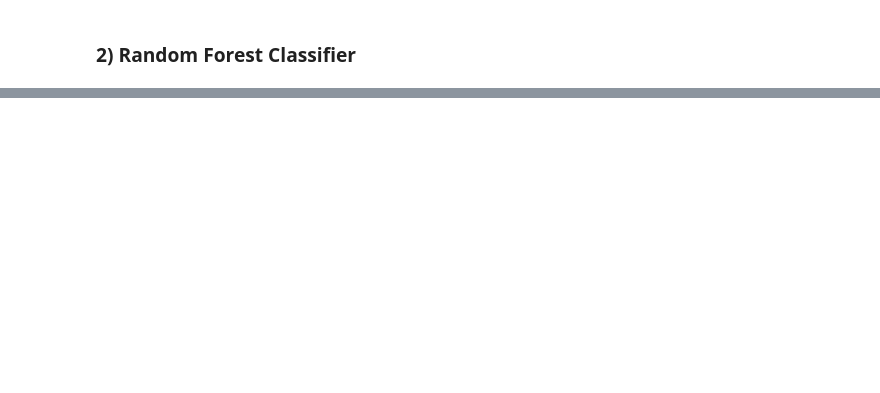
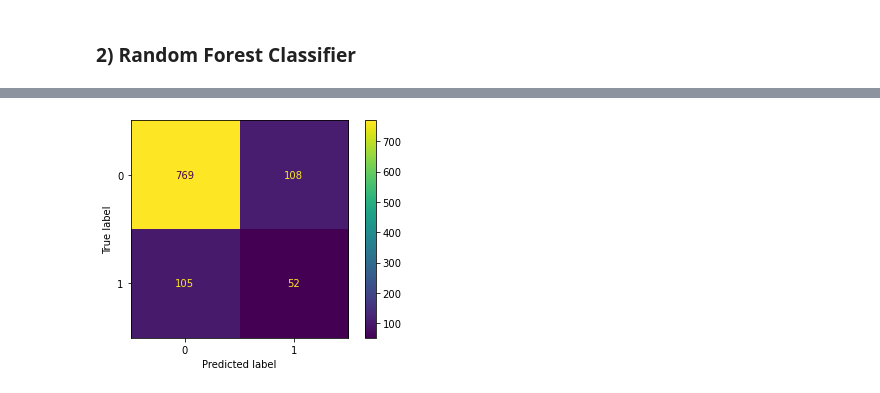
Before and after one commit to aharri123/Heart-disease-classification, a Jupyter notebook: student.ipynb, the cells around one changed output, grey strips where cells are left out. Drawn from its saved outputs; the diff is of its cells as text; code cells hidden in the pictures; blank space fills up the shorter version.

```diff
--- a/student.ipynb
+++ b/student.ipynb
@@ -427,3 +460,8 @@ weighted avg       0.79      0.80      0.80      1034
+# %%
+rf_model = gs_forest_tune2.best_estimator_
+plot_confusion_matrix(rf_model, X_test, y_test);
+# %% [output]
+[figure, added]
 # %%
 #rf = RandomForestClassifier(n_estimators = 150, max_depth = 5, min_samples_split = 3)
 #rf.fit(X_train, y_train)
```
Also changed, not shown: parts of 25 cells of this notebook, 1 other file.
